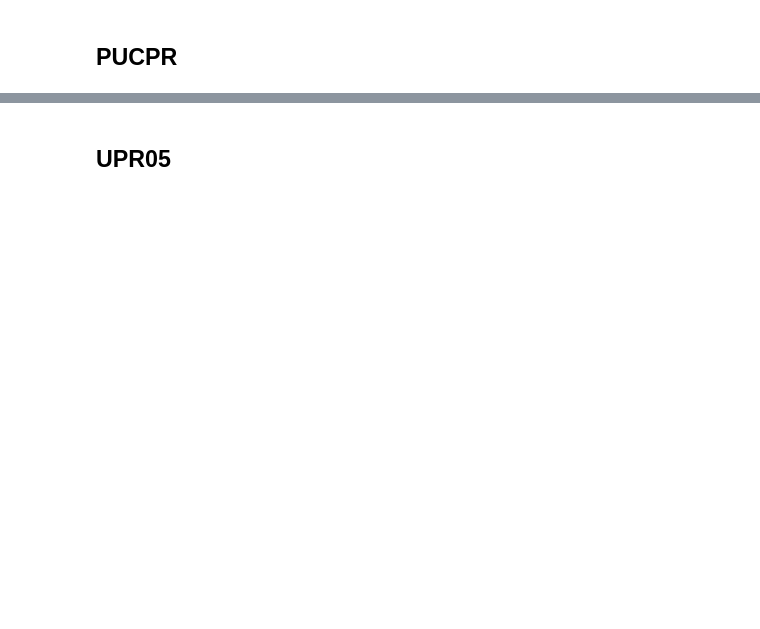
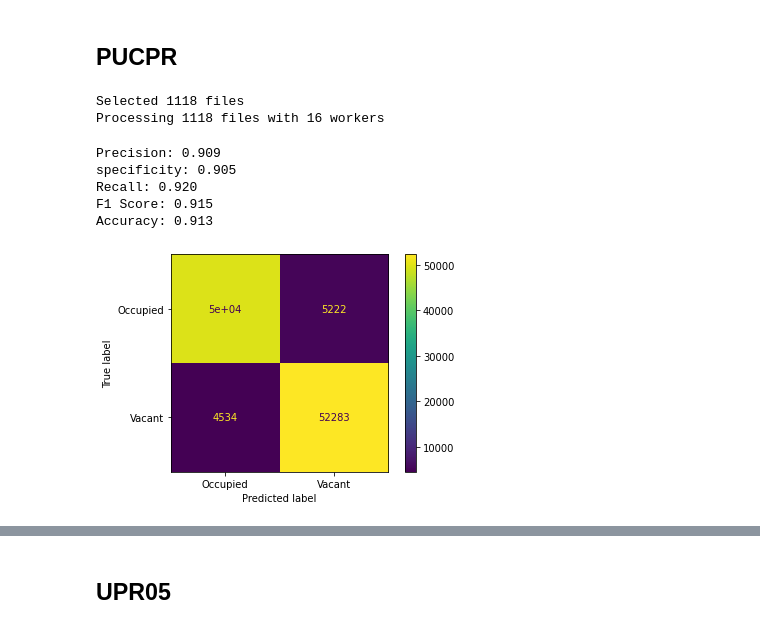
Before and after one commit to VisionPark/VisionParkDetect, a Jupyter notebook: detectorParams.ipynb, the cells around one changed output, grey strips where cells are left out. Saved outputs shown, nothing was run; the diff lists cells and outputs as text; code cells hidden in the pictures; blank space fills up the shorter version.

```diff
--- a/detectorParams.ipynb
+++ b/detectorParams.ipynb
@@ -174,3 +189,19 @@ setup_preprocess(img)
+# %%
+PARAMS_PUCPR = DetectionParams(gb_k=(5, 5), gb_s=0, at_method=cv.ADAPTIVE_THRESH_GAUSSIAN_C, at_blockSize=27, at_C=7, median_k=3, bw_size=85, vacant_threshold=0.28, show_imshow=True)
+# p = setup_params('UFPR05', PARAMS_UFPR05)
+# p.show_imshow=True
+# print(p)
+
+test_parking('PUCPR', PARAMS_PUCPR, 'PUCPR', process_batch=True)
+# %% [output]
+Selected 1118 files
+Processing 1118 files with 16 workers
+Precision: 0.909
+specificity: 0.905
+Recall: 0.920
+F1 Score: 0.915
+Accuracy: 0.913
+[figure, added]
 # %%
 # Step by step detection
 gaussianBlurKernel = (3, 3)  # Tamaño kernel suavizado gaussiano
```
Also changed, not shown: parts of 23 cells of this notebook, 8 other files.
